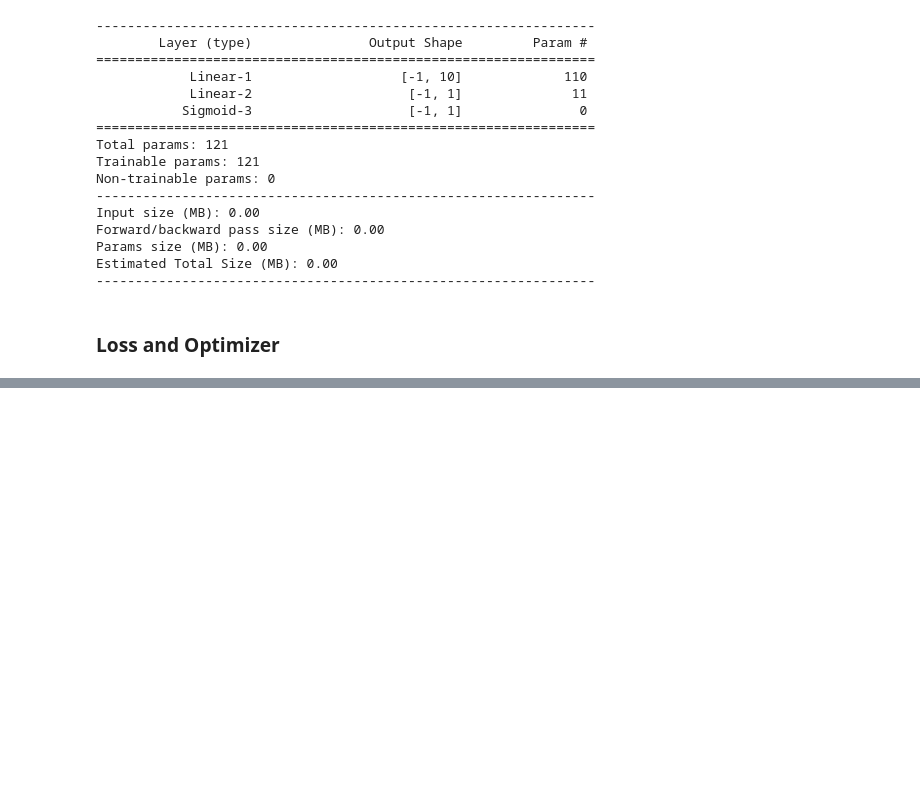
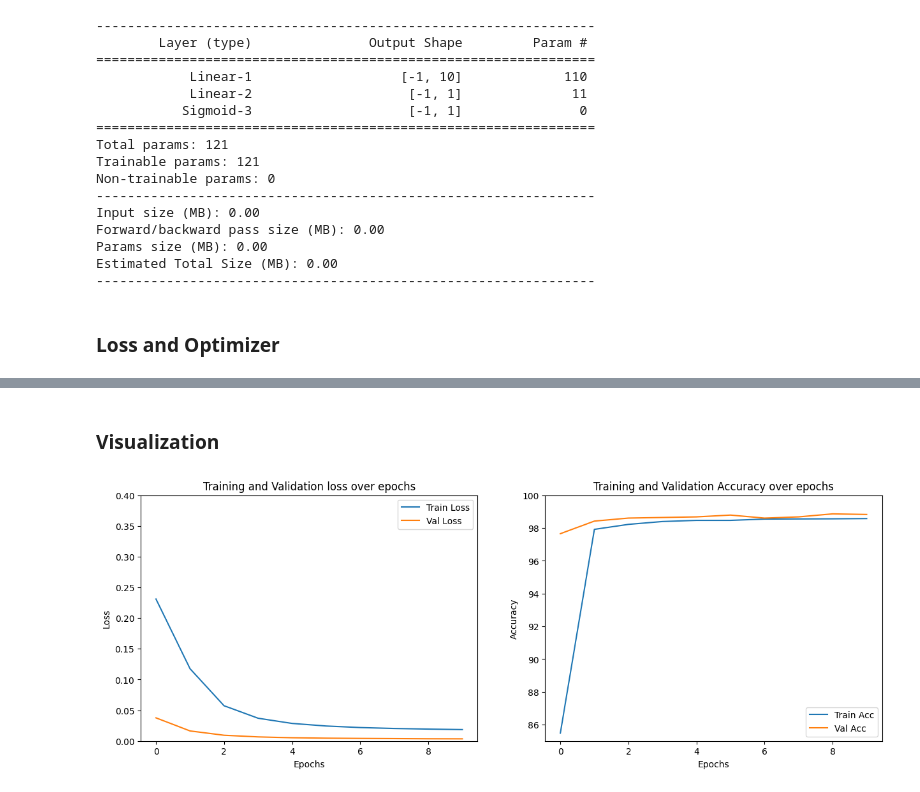
Before and after one commit to Jitmandal051004/Pytorch-Practice-Project, a Jupyter notebook: Rice_Classification.ipynb, the cells around one changed output, grey strips where cells are left out. Cells and saved outputs as stored; diff of their text form; code cells hidden in the pictures; blank space fills up the shorter version.

Commit message:
Model training and Plotting done

```diff
--- a/Rice_Classification.ipynb
+++ b/Rice_Classification.ipynb
@@ -115,10 +111,12 @@ testing_data = dataset(X_test, y_test)
 validation_data = dataset(X_val, y_val)
 # %% [markdown]
 ### Data_loader
+# %%
+batch_size = 32
 # %%
-train_dataloader = DataLoader(training_data, batch_size=8, shuffle=True)
-validation_dataloader = DataLoader(validation_data, batch_size=8, shuffle=True)
-testing_dataloader = DataLoader(testing_data, batch_size=8, shuffle=True)
+train_dataloader = DataLoader(training_data, batch_size= batch_size, shuffle=True)
+validation_dataloader = DataLoader(validation_data, batch_size= batch_size, shuffle=True)
+testing_dataloader = DataLoader(testing_data, batch_size= batch_size, shuffle=True)
 # %%
 for x, y in train_dataloader:
   print(x)
@@ -203,7 +200,7 @@ for epoch in range(epochs):
   total_loss_val = 0
   total_acc_val = 0
 
-  for data in train_Dataloader:
+  for data in train_dataloader:
     inputs, labels = data # batch size * batch size
 
     prediction = model(inputs).squeeze(1) #convert torch.Size([8, 1]) to torch.Size([8]) if used 1
@@ -234,8 +231,15 @@ for epoch in range(epochs):
       acc = ((prediction).round() == labels).sum().item() #.item() convert tensor to main item
       total_acc_val += acc
     total_loss_train_plot.append(round(total_loss_train / 1000, 4)) #round fn
-    total__loss_val_plot.append(round(total_val_train / 1000, 4)) #used to rounding
+    total_loss_val_plot.append(round(total_loss_val / 1000, 4)) #used to rounding
 
-    total_acc_train_plot.append(round(total_acc_train / training_data.__len__() * 100, 4))
-    total_acc_val_plot.append(round(total_acc_val / 1000, 4))
+    total_acc_train_plot.append(round(total_acc_train / training_data.__len__() * 100, 4)) # training_data.__len__() --> length of the data
+    total_acc_val_plot.append(round(total_acc_val / validation_data.__len__() * 100, 4))
+
+    print(f'''Epoch no. {epoch+1}
+              Train Loss: {round(total_loss_train / 1000, 4)}
+              Val Loss: {round(total_loss_val / 1000, 4)}
+              Train Acc: {total_acc_train_plot[-1]}
+              Val Acc: {total_acc_val_plot[-1]}''') #two mtds of representing the value
+    print("="*25)
 # %% [output]
@@ -242,0 +285,24 @@ TypeError: 'DataLoader' object is not subscriptable
+# %% [markdown]
+### Visualization
+# %%
+fig, axs = plt.subplots(nrows=1, ncols=2, figsize=(15, 5))
+
+axs[0].plot(total_loss_train_plot, label="Train Loss")
+axs[0].plot(total_loss_val_plot, label="Val Loss")
+axs[0].set_title("Training and Validation loss over epochs")
+axs[0].set_xlabel("Epochs")
+axs[0].set_ylabel("Loss")
+axs[0].set_ylim([0,0.4])
+axs[0].legend()
+
+axs[1].plot(total_acc_train_plot, label="Train Acc")
+axs[1].plot(total_acc_val_plot, label="Val Acc")
+axs[1].set_title("Training and Validation Accuracy over epochs")
+axs[1].set_xlabel("Epochs")
+axs[1].set_ylabel("Accuracy")
+axs[1].set_ylim([85,100])
+axs[1].legend()
+
+plt.show()
+# %% [output]
+[figure, added]
```
Also changed, not shown: parts of 5 cells of this notebook.
